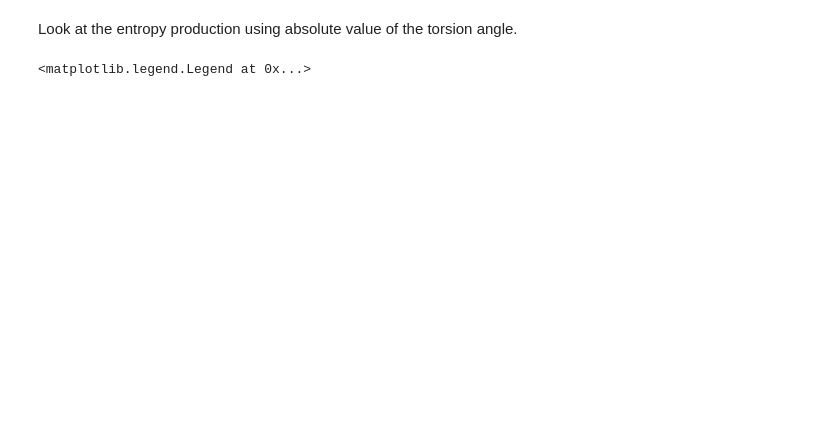
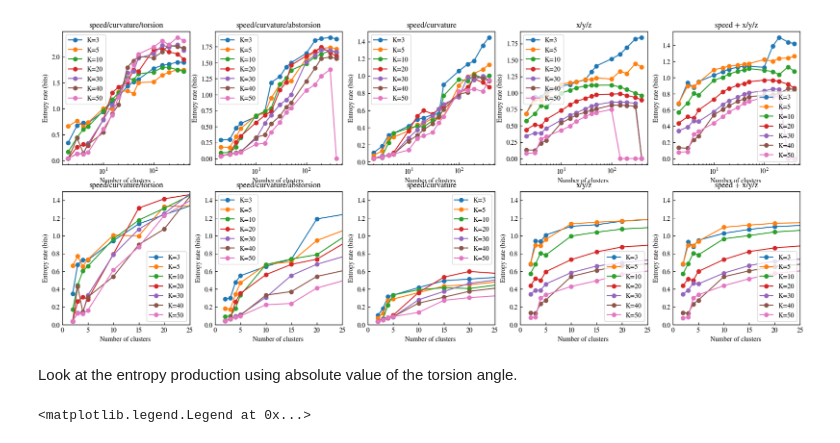
Before and after one commit to HugoLeRoy94/ClusterAnalysis, a Jupyter notebook: notebooks/toy_model/02_optimize_entropy_production.ipynb, the cells around one changed output. Saved outputs shown, nothing was run; the diff lists cells and outputs as text; code cells hidden in the pictures; blank space fills up the shorter version.

```diff
--- a/notebooks/toy_model/02_optimize_entropy_production.ipynb
+++ b/notebooks/toy_model/02_optimize_entropy_production.ipynb
@@ -16,2 +39,29 @@ import src.viz
+# %%
+df = pd.read_csv('../../data/toy_model/interim/entropy_SCT.csv')
+df1 = pd.read_csv('../../data/toy_model/interim/entropy_SCabsT.csv')
+df2 = pd.read_csv('../../data/toy_model/interim/entropy_SC.csv')
+df3 = pd.read_csv('../../data/toy_model/interim/entropy_XYZ.csv')
+df4 = pd.read_csv('../../data/toy_model/interim/entropy_S_XYZ.csv')
+dfs = [df,df1,df2,df3,df4]
+
+title = ["speed/curvature/torsion", "speed/curvature/abstorsion","speed/curvature","x/y/z","speed + x/y/z"]
+
+fig,ax = plt.subplots(ncols=5,nrows=2,figsize=(20,8))
+for i in range(5):
+    for j in range(2):
+        for K, group in dfs[i].groupby("K"):
+            ax[j,i].plot(group["n_clusters"], group["entropy_rate"], marker='o', label=f"K={K}")
+        ax[j,i].set_xlabel("Number of clusters ")
+        ax[j,i].set_ylabel("Entropy rate (bits)")
+        ax[j,i].set_title(title[i])
+        ax[j,i].legend()
+
+for i in range(5):
+    ax[1,i].set_xlim(0,25)
+    ax[1,i].set_ylim(0,1.5)
+
+    ax[0,i].set_xscale('log')
+# %% [output]
+[figure, added]
 # %%
 #df1 = pd.read_csv('../../data/toy_model/interim/entropy_scan_no_position.csv')
```
Also changed, not shown: parts of 4 cells of this notebook, 3 other files.
